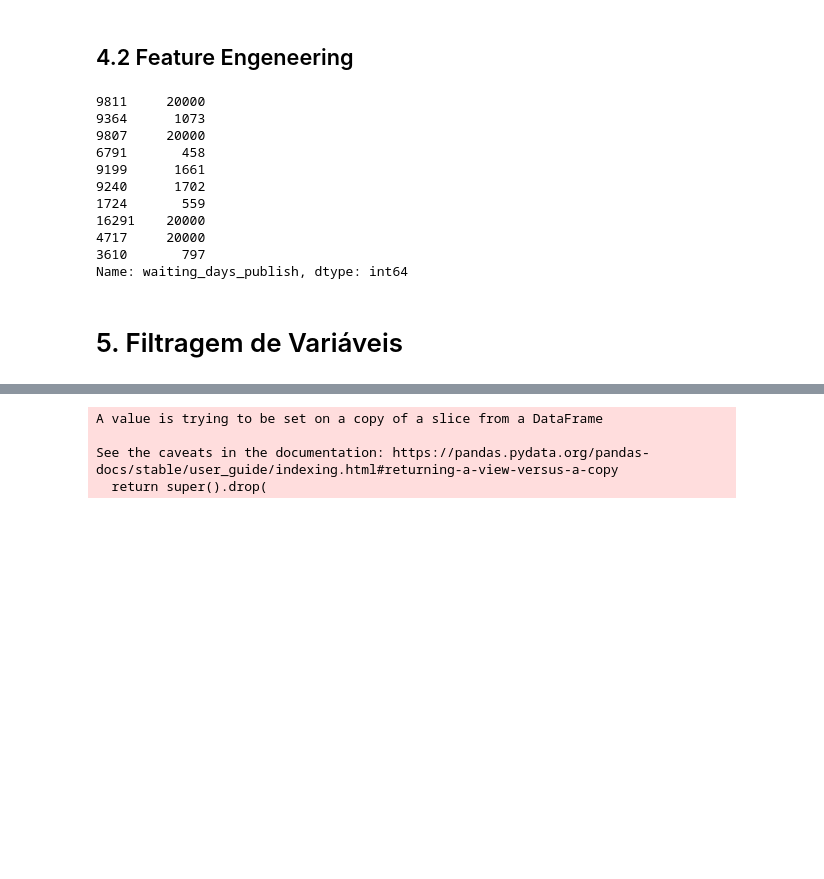
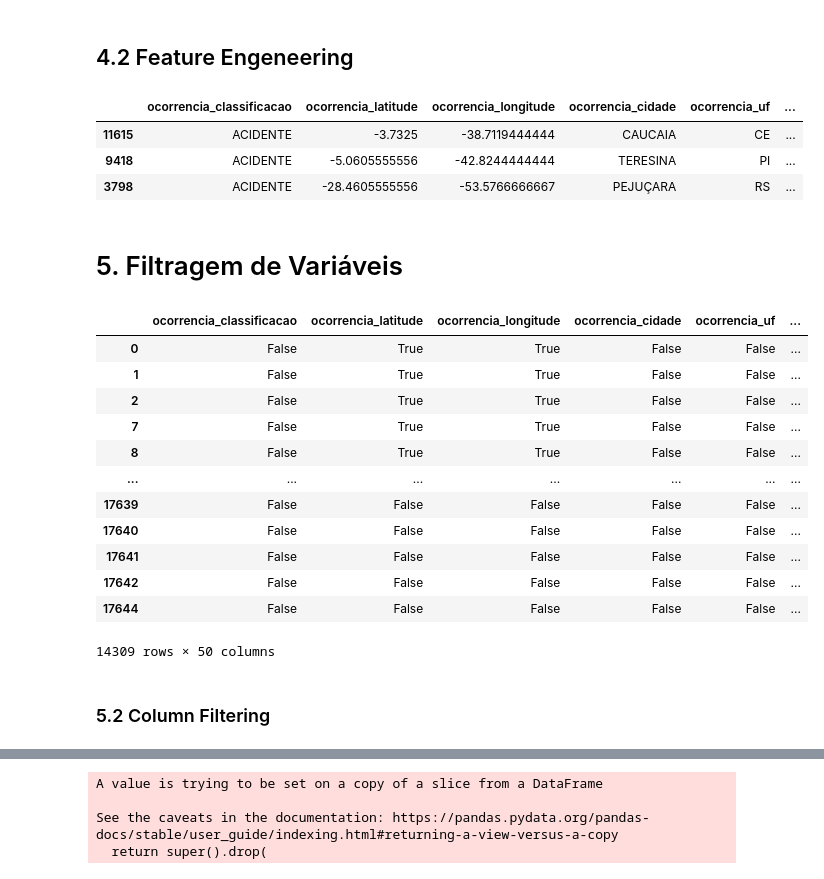
Before and after one commit to TaizAlves/aviation_occurencies, a Jupyter notebook: a3data_taiz_alves.ipynb, the cells around one changed output, grey strips where cells are left out. Saved outputs shown, nothing was run; the diff lists cells and outputs as text; code cells hidden in the pictures; blank space fills up the shorter version.

```diff
--- a/a3data_taiz_alves.ipynb
+++ b/a3data_taiz_alves.ipynb
@@ -350,14 +554,16 @@ dtype: float64
 df1['ocorrencia_dia'] = pd.to_datetime(df1['ocorrencia_dia'], format='%d/%m/%Y')
 
 
+mask = '^([0-9][0-9]|19[0-9][0-9]|20[0-9][0-9])(\.|-|/)([1-9]|0[1-9]|1[0-2])(\.|-|/)([1-9]|0[1-9]|1[0-9]|2[0-9]|3[0-1])$'
 
 # recomendacao_dia_encaminhamento - 0 se dia for data com má formato
-df1['recomendacao_dia_encaminhamento'] = df1['recomendacao_dia_encaminhamento'].apply( lambda x: 0 if ((x == '0002-11-29') or( x =='0002-11-24')or (x == '0002-11-17') or (x == '0002-11-27') or (x == '0002-11-26')) else x )
+
+df1['recomendacao_dia_encaminhamento'] = df1['recomendacao_dia_encaminhamento'].apply( lambda x: re.search(mask, x ).group(0)  if re.search(mask, str(x) ) else 0)
 df1['recomendacao_dia_encaminhamento'] =   pd.to_datetime(df1['recomendacao_dia_encaminhamento'], format= '%Y-%m-%d')
 
 
 #recomendacao_dia_feedback
-df1['recomendacao_dia_feedback'] = df1['recomendacao_dia_feedback'].apply(lambda x: 0 if ((x == '0000-00-00') or (x == '0002-11-29') or (x == '0002-11-21') or (x == '0002-11-23')) else x)
+df1['recomendacao_dia_feedback'] = df1['recomendacao_dia_feedback'].apply( lambda x: re.search(mask, x ).group(0)  if re.search(mask, str(x) ) else 0)
 df1['recomendacao_dia_feedback'] =   pd.to_datetime(df1['recomendacao_dia_feedback'], format= '%Y-%m-%d')
 
 #recomendacao_dia_assinatura
@@ -939,7 +1145,7 @@ df3.dropna(subset =['ocorrencia_hora', 'aeronave_fabricante', 'aeronave_modelo',
 ## SIM se investigação status = FINALIZADO e recomendacao_status == 'CUMPRIDA' ou "CUMPRIDA DE FORMA ALTERNATIVA "
 # NAO se divulgacao_relatorio_publicado == NAO
 # os na´s que sobreram drop =647
-df3.loc[ (df2['investigacao_aeronave_liberada'].isna()) & (df3['investigacao_status']== 'FINALIZADA') & (df3['recomendacao_status'] == ('CUMPRIDA' or 'CUMPRIDA DE FORMA ALTERNATIVA') ) , 'investigacao_aeronave_liberada'] = "SIM"
+df3.loc[ (df3['investigacao_aeronave_liberada'].isna()) & (df3['investigacao_status']== 'FINALIZADA') & (df3['recomendacao_status'] == ('CUMPRIDA' or 'CUMPRIDA DE FORMA ALTERNATIVA') ) , 'investigacao_aeronave_liberada'] = "SIM"
 df3.loc[ ( df3['investigacao_aeronave_liberada'].isna() ) & ( df3.divulgacao_relatorio_publicado == 'NÃO' ) , 'investigacao_aeronave_liberada'] = 'NÃO'
 df3.dropna(subset =['investigacao_aeronave_liberada'], inplace=True)
 
@@ -965,7 +1171,7 @@ df3.dropna(subset =['recomendacao_conteudo'], inplace=True)
 #set categoria
 df3['recomendacao_destinatario'] = df3['recomendacao_destinatario'].cat.add_categories("NA - relatório Não publicado")
 # recomendacao_destinatario
-df3.loc[df2['recomendacao_destinatario'].isna()  & (df3['divulgacao_relatorio_publicado']== 'NÃO') , 'recomendacao_destinatario'] = "NA - relatório Não publicado"
+df3.loc[df3['recomendacao_destinatario'].isna()  & (df3['divulgacao_relatorio_publicado']== 'NÃO') , 'recomendacao_destinatario'] = "NA - relatório Não publicado"
 
 # fill with 0 (so I can filter later)
 #set category
@@ -978,5 +1180,3 @@ Excluindo as colunas duplicadas ou com muitos valores faltantes
-# %%
-df3.drop(['aeronave_operador_categoria', 'aeronave_pais_registro', 'ocorrencia_aerodromo', 'recomendacao_dia_feedback', 'divulgacao_relatorio_numero', 'fator_nome', 'recomendacao_numero'], axis=1, inplace=True)
 # %%
 #df3.to_csv('./data/ocorrencias_aeronauticas_cleaned_ok.csv', index=False)
 # %% [markdown]
@@ -1086,16 +1286,11 @@ df4['waiting_days_publish'] = df4['waiting_days_publish'].apply( lambda x: 20000
 # %%
-df4['waiting_days_publish'].sample(10)
+df4.sample(3)
 # %% [output]
-9811     20000
-9364      1073
-9807     20000
-6791       458
-9199      1661
-9240      1702
-1724       559
-16291    20000
-4717     20000
-3610       797
-Name: waiting_days_publish, dtype: int64
+|  | ocorrencia_classificacao | ocorrencia_latitude | ocorrencia_longitude | ocorrencia_cidade | ocorrencia_uf | ... |
+| 11615 | ACIDENTE | -3.7325 | -38.7119444444 | CAUCAIA | CE | ... |
+| 9418 | ACIDENTE | -5.0605555556 | -42.8244444444 | TERESINA | PI | ... |
+| 3798 | ACIDENTE | -28.4605555556 | -53.5766666667 | PEJUÇARA | RS | ... |
 # %% [markdown]
 # 5. Filtragem de Variáveis
+# %%
+df5 = df4.copy()
@@ -1101,0 +1299,19 @@ Name: waiting_days_publish, dtype: int64
+# %%
+df5[df5.ocorrencia_latitude == 'nan']
+df5 == 'nan'
+# %% [output]
+|  | ocorrencia_classificacao | ocorrencia_latitude | ocorrencia_longitude | ocorrencia_cidade | ocorrencia_uf | ... |
+| 0 | False | True | True | False | False | ... |
+| 1 | False | True | True | False | False | ... |
+| 2 | False | True | True | False | False | ... |
+| 7 | False | True | True | False | False | ... |
+| 8 | False | True | True | False | False | ... |
+| ... | ... | ... | ... | ... | ... | ... |
+| 17639 | False | False | False | False | False | ... |
+| 17640 | False | False | False | False | False | ... |
+| 17641 | False | False | False | False | False | ... |
+| 17642 | False | False | False | False | False | ... |
+| 17644 | False | False | False | False | False | ... |
+14309 rows × 50 columns
+# %% [markdown]
+### 5.2 Column Filtering
```
Also changed, not shown: parts of 25 cells of this notebook.
